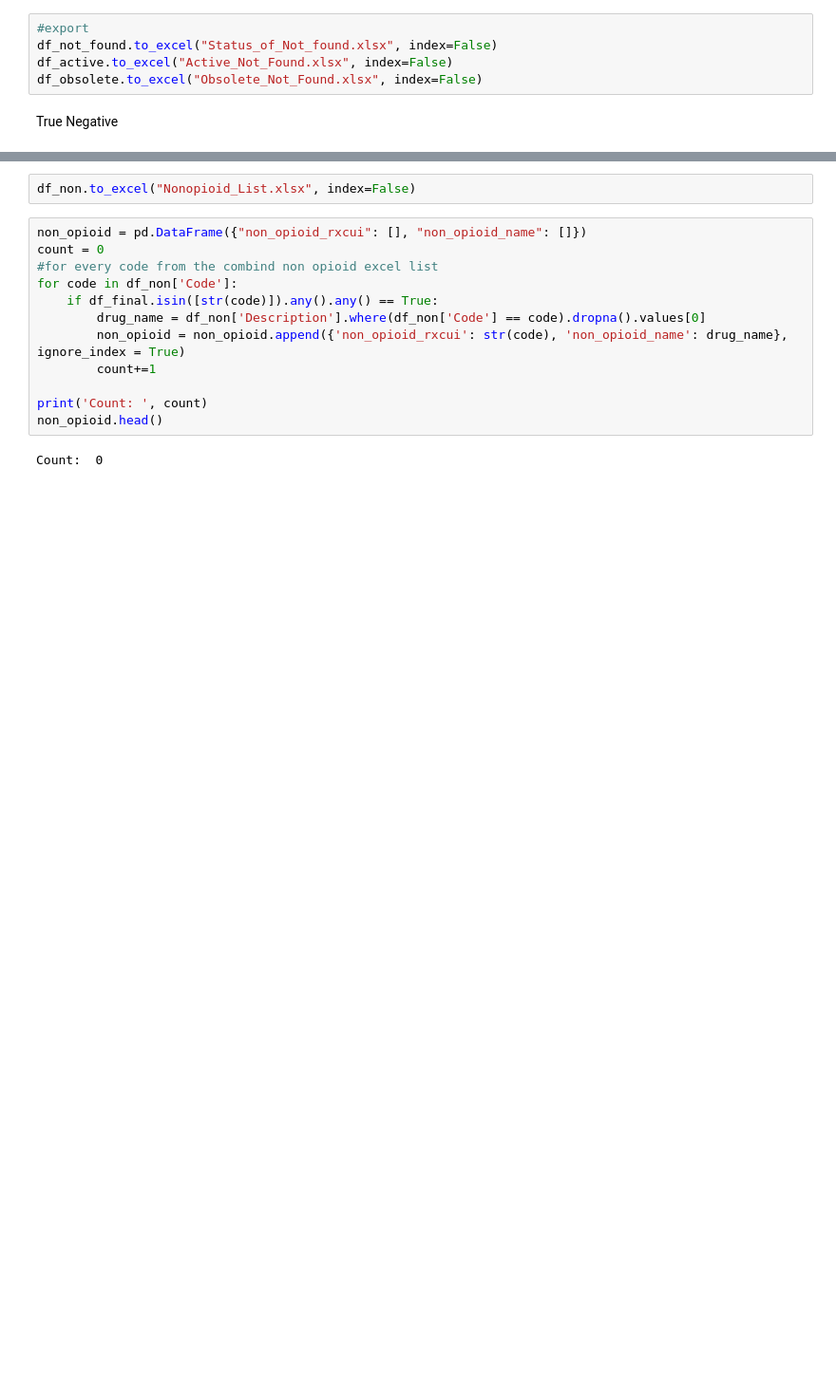
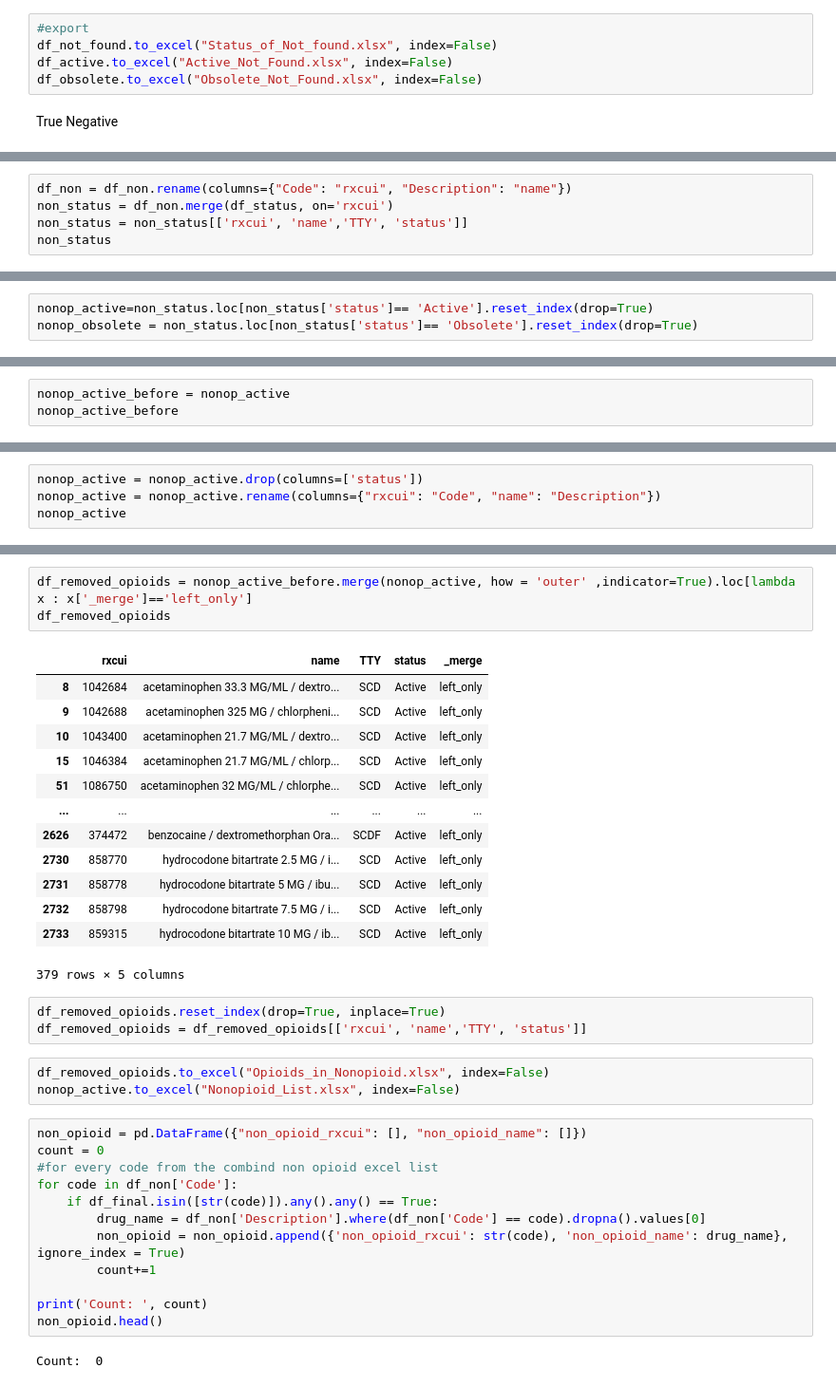
Before and after one commit to danielhmendoza01/Automatic_Code_Sets, a Jupyter notebook: Opioid/Opioid_Query.ipynb, the cells around one changed output, grey strips where cells are left out. Shown: that part at 95% size. Drawn from its saved outputs; the diff is of its cells as text; blank space fills up the shorter version.

```diff
--- a/Opioid/Opioid_Query.ipynb
+++ b/Opioid/Opioid_Query.ipynb
@@ -312,0 +310,5 @@ df_non
+# %%
+df_non = df_non.rename(columns={"Code": "rxcui", "Description": "name"})
+non_status = df_non.merge(df_status, on='rxcui')
+non_status = non_status[['rxcui', 'name','TTY', 'status']]
+non_status
@@ -312,0 +329,3 @@ df_non
+# %%
+nonop_active=non_status.loc[non_status['status']== 'Active'].reset_index(drop=True)
+nonop_obsolete = non_status.loc[non_status['status']== 'Obsolete'].reset_index(drop=True)
@@ -312,0 +337,3 @@ df_non
+# %%
+nonop_active_before = nonop_active
+nonop_active_before
@@ -312,0 +374,4 @@ df_non
+# %%
+nonop_active = nonop_active.drop(columns=['status'])
+nonop_active = nonop_active.rename(columns={"rxcui": "Code", "name": "Description"})
+nonop_active
@@ -313,5 +392,26 @@ df_non
+# %%
+df_removed_opioids = nonop_active_before.merge(nonop_active, how = 'outer' ,indicator=True).loc[lambda x : x['_merge']=='left_only']
+df_removed_opioids
+# %% [output]
+|  | rxcui | name | TTY | status | _merge |
+| 8 | 1042684 | acetaminophen 33.3 MG/ML / dextro... | SCD | Active | left_only |
+| 9 | 1042688 | acetaminophen 325 MG / chlorpheni... | SCD | Active | left_only |
+| 10 | 1043400 | acetaminophen 21.7 MG/ML / dextro... | SCD | Active | left_only |
+| 15 | 1046384 | acetaminophen 21.7 MG/ML / chlorp... | SCD | Active | left_only |
+| 51 | 1086750 | acetaminophen 32 MG/ML / chlorphe... | SCD | Active | left_only |
+| ... | ... | ... | ... | ... | ... |
+| 2626 | 374472 | benzocaine / dextromethorphan Ora... | SCDF | Active | left_only |
+| 2730 | 858770 | hydrocodone bitartrate 2.5 MG / i... | SCD | Active | left_only |
+| 2731 | 858778 | hydrocodone bitartrate 5 MG / ibu... | SCD | Active | left_only |
+| 2732 | 858798 | hydrocodone bitartrate 7.5 MG / i... | SCD | Active | left_only |
+| 2733 | 859315 | hydrocodone bitartrate 10 MG / ib... | SCD | Active | left_only |
+379 rows × 5 columns
+# %%
+df_removed_opioids.reset_index(drop=True, inplace=True)
+df_removed_opioids = df_removed_opioids[['rxcui', 'name','TTY', 'status']]
 # %%
-df_non.to_excel("Nonopioid_List.xlsx", index=False)
+df_removed_opioids.to_excel("Opioids_in_Nonopioid.xlsx", index=False)
+nonop_active.to_excel("Nonopioid_List.xlsx", index=False)
 # %%
 non_opioid = pd.DataFrame({"non_opioid_rxcui": [], "non_opioid_name": []})
 count = 0
```
Also changed, not shown: parts of 15 cells of this notebook, 1 other file.
